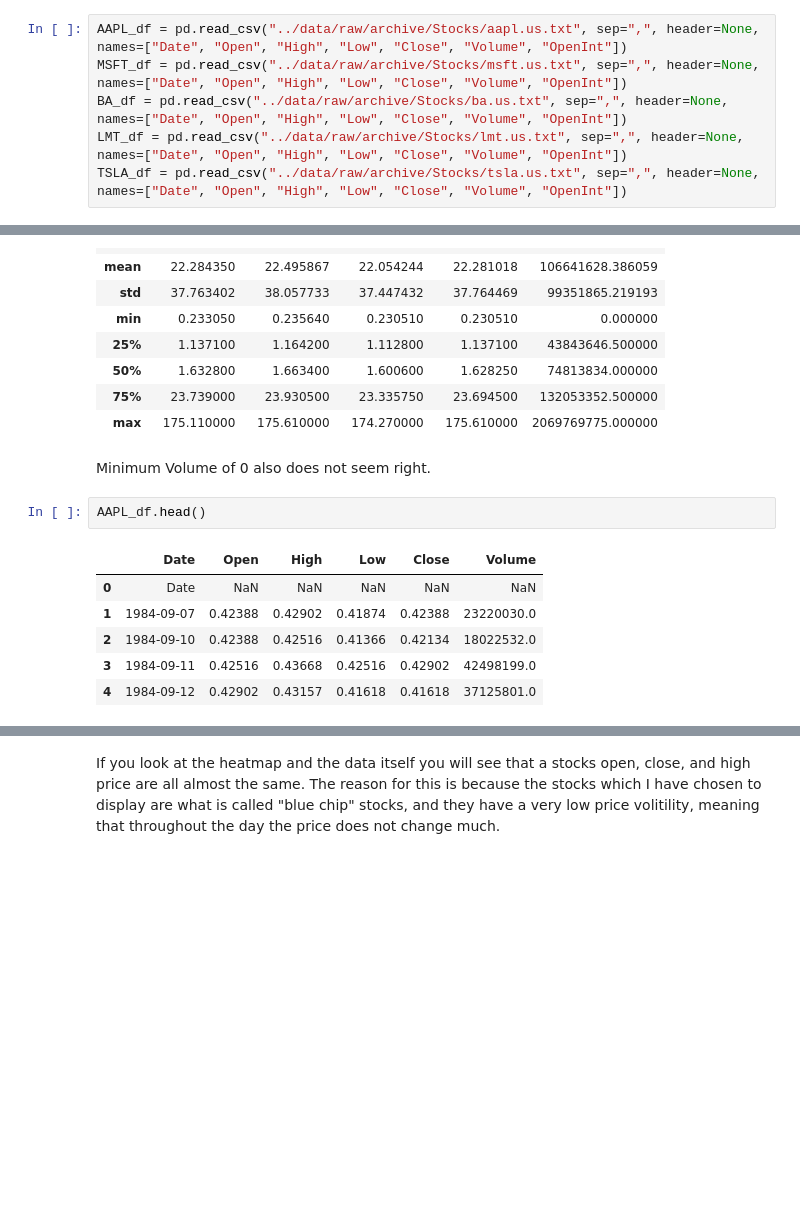
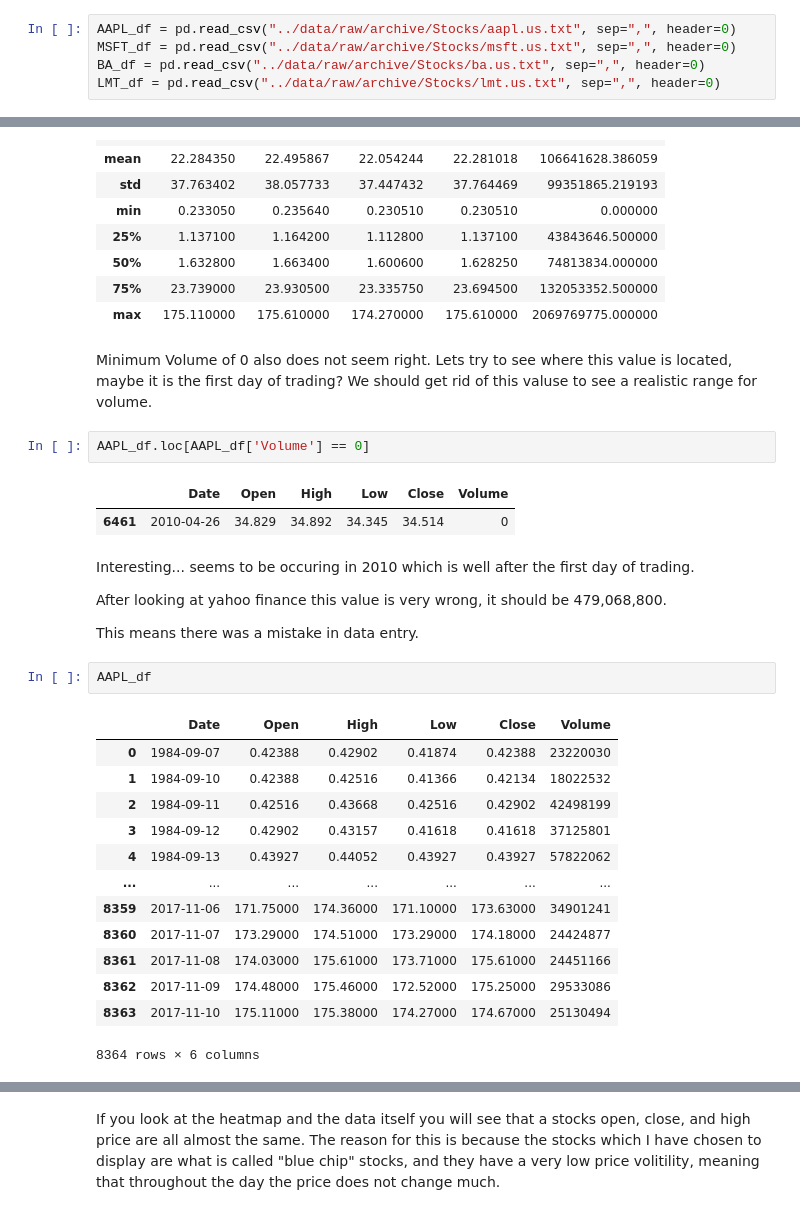
Before and after one commit to ubco-W2021T1-data301/project-group21-project, a Jupyter notebook: notebooks/analysis1.ipynb, the cells around one changed output, grey strips where cells are left out. Cells and saved outputs as stored; diff of their text form; blank space fills up the shorter version.

```diff
--- a/notebooks/analysis1.ipynb
+++ b/notebooks/analysis1.ipynb
@@ -12,8 +14,7 @@ import seaborn as sns #Understanding my variables
 # %% [markdown]
 Loading in stocks of my choice for EDA:
 # %%
-AAPL_df = pd.read_csv("../data/raw/archive/Stocks/aapl.us.txt", sep=",", header=None, names=["Date", "Open", "High", "Low", "Close", "Volume", "OpenInt"])
-MSFT_df = pd.read_csv("../data/raw/archive/Stocks/msft.us.txt", sep=",", header=None, names=["Date", "Open", "High", "Low", "Close", "Volume", "OpenInt"])
-BA_df = pd.read_csv("../data/raw/archive/Stocks/ba.us.txt", sep=",", header=None, names=["Date", "Open", "High", "Low", "Close", "Volume", "OpenInt"])
-LMT_df = pd.read_csv("../data/raw/archive/Stocks/lmt.us.txt", sep=",", header=None, names=["Date", "Open", "High", "Low", "Close", "Volume", "OpenInt"])
-TSLA_df = pd.read_csv("../data/raw/archive/Stocks/tsla.us.txt", sep=",", header=None, names=["Date", "Open", "High", "Low", "Close", "Volume", "OpenInt"])
+AAPL_df = pd.read_csv("../data/raw/archive/Stocks/aapl.us.txt", sep=",", header=0)
+MSFT_df = pd.read_csv("../data/raw/archive/Stocks/msft.us.txt", sep=",", header=0)
+BA_df = pd.read_csv("../data/raw/archive/Stocks/ba.us.txt", sep=",", header=0)
+LMT_df = pd.read_csv("../data/raw/archive/Stocks/lmt.us.txt", sep=",", header=0)
@@ -104,14 +174,32 @@ AAPL_df.describe().apply(lambda s: s.apply(lambda x: format(x, 'f')))
 | 50% | 1.632800 | 1.663400 | 1.600600 | 1.628250 | 74813834.000000 |
 | 75% | 23.739000 | 23.930500 | 23.335750 | 23.694500 | 132053352.500000 |
 | max | 175.110000 | 175.610000 | 174.270000 | 175.610000 | 2069769775.000000 |
-# %% [markdown]
-Minimum Volume of 0 also does not seem right.
+# %% [markdown]
+Minimum Volume of 0 also does not seem right. Lets try to see where this value is located, maybe it is the first day of trading? We should get rid of this valuse to see a realistic range for volume.
+# %%
+AAPL_df.loc[AAPL_df['Volume'] == 0]
+# %% [output]
+|  | Date | Open | High | Low | Close | Volume |
+| 6461 | 2010-04-26 | 34.829 | 34.892 | 34.345 | 34.514 | 0 |
+# %% [markdown]
+Interesting... seems to be occuring in 2010 which is well after the first day of trading.
+
+After looking at yahoo finance this value is very wrong, it should be 479,068,800.
+
+This means there was a mistake in data entry.
 # %%
-AAPL_df.head()
+AAPL_df
 # %% [output]
 |  | Date | Open | High | Low | Close | Volume |
-| 0 | Date | NaN | NaN | NaN | NaN | NaN |
-| 1 | 1984-09-07 | 0.42388 | 0.42902 | 0.41874 | 0.42388 | 23220030.0 |
-| 2 | 1984-09-10 | 0.42388 | 0.42516 | 0.41366 | 0.42134 | 18022532.0 |
-| 3 | 1984-09-11 | 0.42516 | 0.43668 | 0.42516 | 0.42902 | 42498199.0 |
-| 4 | 1984-09-12 | 0.42902 | 0.43157 | 0.41618 | 0.41618 | 37125801.0 |
+| 0 | 1984-09-07 | 0.42388 | 0.42902 | 0.41874 | 0.42388 | 23220030 |
+| 1 | 1984-09-10 | 0.42388 | 0.42516 | 0.41366 | 0.42134 | 18022532 |
+| 2 | 1984-09-11 | 0.42516 | 0.43668 | 0.42516 | 0.42902 | 42498199 |
+| 3 | 1984-09-12 | 0.42902 | 0.43157 | 0.41618 | 0.41618 | 37125801 |
+| 4 | 1984-09-13 | 0.43927 | 0.44052 | 0.43927 | 0.43927 | 57822062 |
+| ... | ... | ... | ... | ... | ... | ... |
+| 8359 | 2017-11-06 | 171.75000 | 174.36000 | 171.10000 | 173.63000 | 34901241 |
+| 8360 | 2017-11-07 | 173.29000 | 174.51000 | 173.29000 | 174.18000 | 24424877 |
+| 8361 | 2017-11-08 | 174.03000 | 175.61000 | 173.71000 | 175.61000 | 24451166 |
+| 8362 | 2017-11-09 | 174.48000 | 175.46000 | 172.52000 | 175.25000 | 29533086 |
+| 8363 | 2017-11-10 | 175.11000 | 175.38000 | 174.27000 | 174.67000 | 25130494 |
+8364 rows × 6 columns
```
Also changed, not shown: parts of 65 cells of this notebook.
